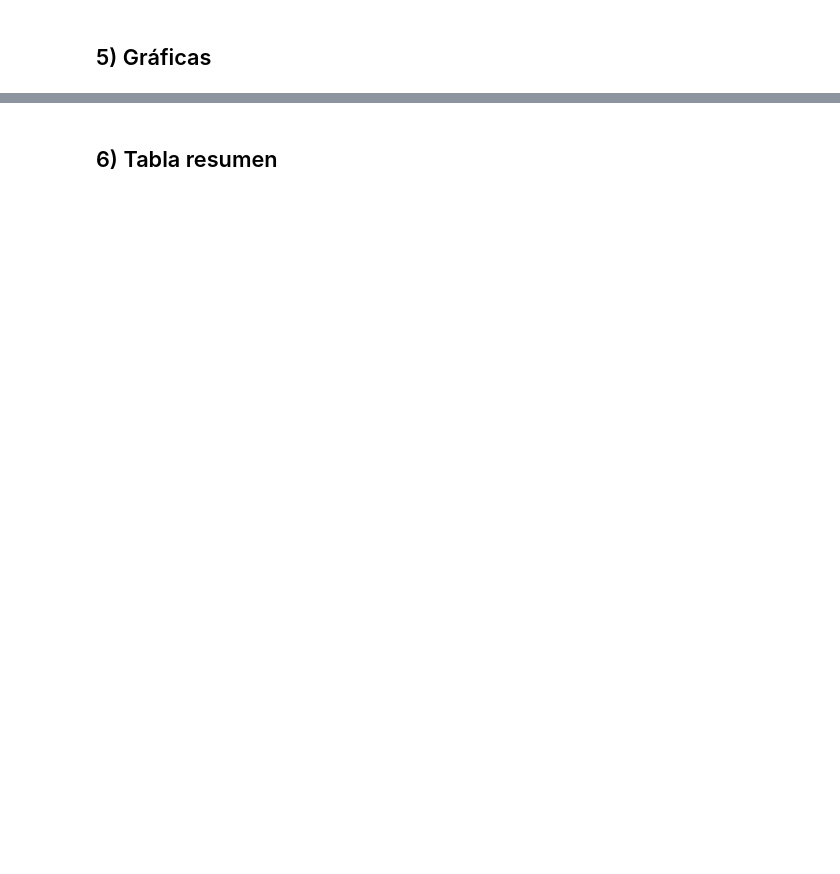
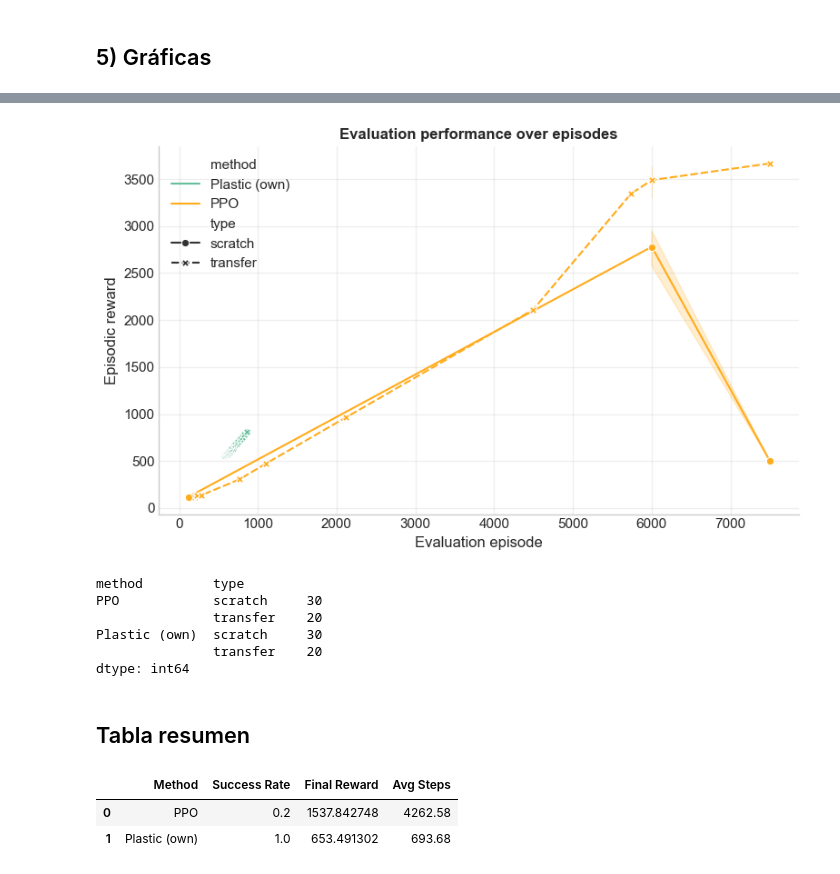
Before and after one commit to jehr-ud/env-drone-transfer-learning, a Jupyter notebook: analysis/test_analysis_notebook.ipynb, the cells around one changed output, grey strips where cells are left out. Saved outputs shown, nothing was run; the diff lists cells and outputs as text; code cells hidden in the pictures; blank space fills up the shorter version.

```diff
--- a/analysis/test_analysis_notebook.ipynb
+++ b/analysis/test_analysis_notebook.ipynb
@@ -119,8 +182,61 @@ plt.show()
+# %%
+df_all["episode_idx"] = df_all.groupby(["method", "type"]).cumcount()
+
+fig, ax = plt.subplots(figsize=(8,5))
+
+sns.lineplot(
+    data=df_all,
+    x="steps",
+    y="episode_reward",
+    hue="method",
+    style="type",
+    markers=True,
+    palette=palette,
+    ax=ax
+)
+
+# títulos
+ax.set_title("Evaluation performance over episodes", fontsize=12, weight='bold')
+ax.set_xlabel("Evaluation episode")
+ax.set_ylabel("Episodic reward")
+
+# grid suave
+ax.grid(alpha=0.3)
+
+# quitar bordes
+for spine in ["top", "right"]:
+    ax.spines[spine].set_visible(False)
+
+# leyenda
+# ax.legend(title="Method / Type")
+
+fig.tight_layout()
+
+fig.savefig(
+    "evaluation_performance.pdf",
+    bbox_inches='tight'
+)
+
+plt.show()
+
+# opcional
+plt.close(fig)
+# %% [output]
+[figure, added]
+# %%
+print(df_all.groupby(["method", "type"]).size())
+# %% [output]
+method         type
+PPO            scratch     30
+               transfer    20
+Plastic (own)  scratch     30
+               transfer    20
+dtype: int64
 # %% [markdown]
-## 6) Tabla resumen
+## Tabla resumen
 # %%
 
-summary = df.groupby("method").agg({
+summary = df_all.groupby("method").agg({
     "success": "mean",
     "episode_reward": "mean",
     "steps": "mean"
@@ -128,3 +244,7 @@ summary = df.groupby("method").agg({
 
 summary.columns = ["Method", "Success Rate", "Final Reward", "Avg Steps"]
 summary
+# %% [output]
+|  | Method | Success Rate | Final Reward | Avg Steps |
+| 0 | PPO | 0.2 | 1537.842748 | 4262.58 |
+| 1 | Plastic (own) | 1.0 | 653.491302 | 693.68 |
```
Also changed, not shown: parts of 16 cells of this notebook, 19 other files.
